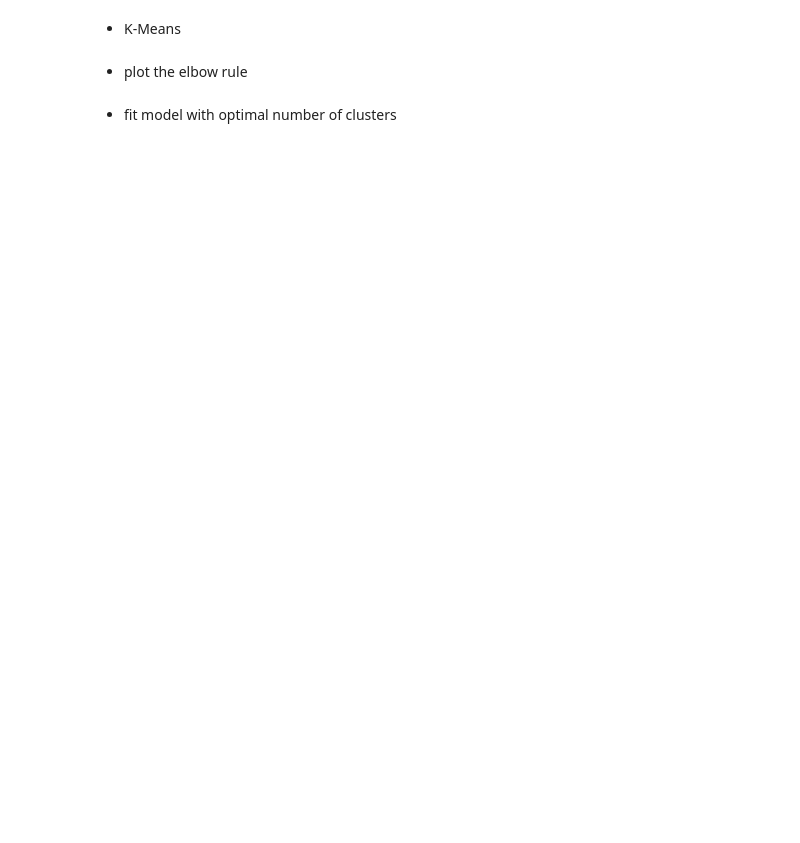
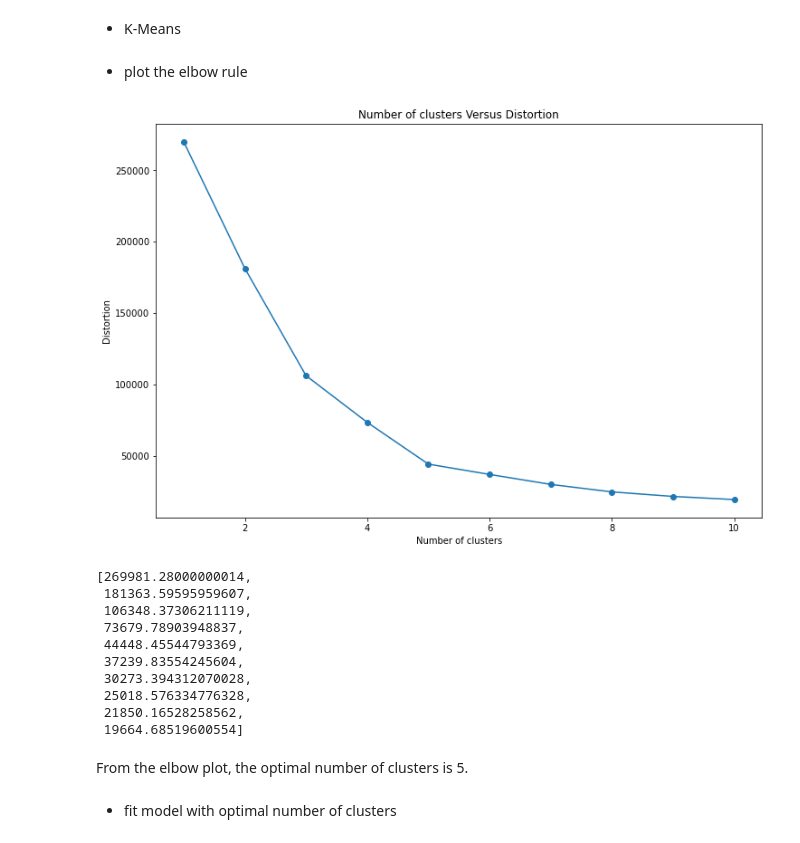
Before and after one commit to ryan-ferns/DS_auticon_week_3, a Jupyter notebook: centroid_models_exercise.ipynb, the cells around one changed output. Cells and saved outputs as stored; diff of their text form; code cells hidden in the pictures; blank space fills up the shorter version.

```diff
--- a/centroid_models_exercise.ipynb
+++ b/centroid_models_exercise.ipynb
@@ -29,5 +85,38 @@ We shouldn't forget to scale the data using some technique from sklearn, even th
 - K-Means
 # %% [markdown]
 - plot the elbow rule
+# %%
+def plot_distortion(X,max_clusters = 10):
+    distortions = []
+    for i in range(1, max_clusters +1):
+        km = KMeans(n_clusters=i,
+                    init='k-means++',
+                    n_init=10,
+                    random_state=0)
+        km.fit(X)
+        distortions.append(km.inertia_)
+
+    plt.plot(range(1,max_clusters +1), distortions, marker='o')
+    plt.title('Number of clusters Versus Distortion')
+    plt.xlabel('Number of clusters')
+    plt.ylabel('Distortion')
+    plt.show()
+    return distortions
+# %%
+df2.pipe(plot_distortion)
+# %% [output]
+[figure, added]
+[269981.28000000014,
+ 181363.59595959607,
+ 106348.37306211119,
+ 73679.78903948837,
+ 44448.45544793369,
+ 37239.83554245604,
+ 30273.394312070028,
+ 25018.576334776328,
+ 21850.16528258562,
+ 19664.68519600554]
+# %% [markdown]
+From the elbow plot, the optimal number of clusters is 5.
 # %% [markdown]
 * fit model with optimal number of clusters
```
Also changed, not shown: parts of 8 cells of this notebook.
